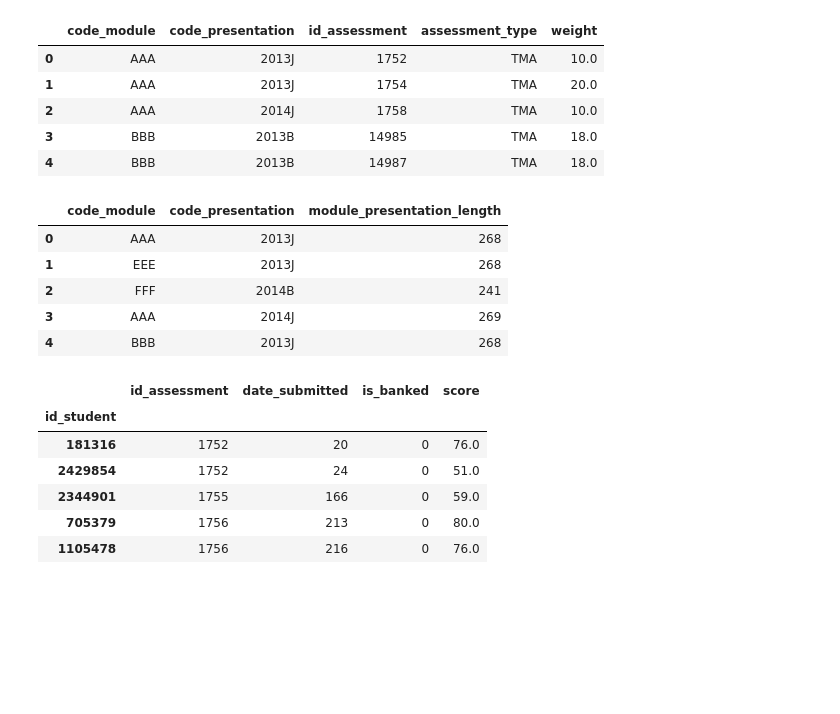
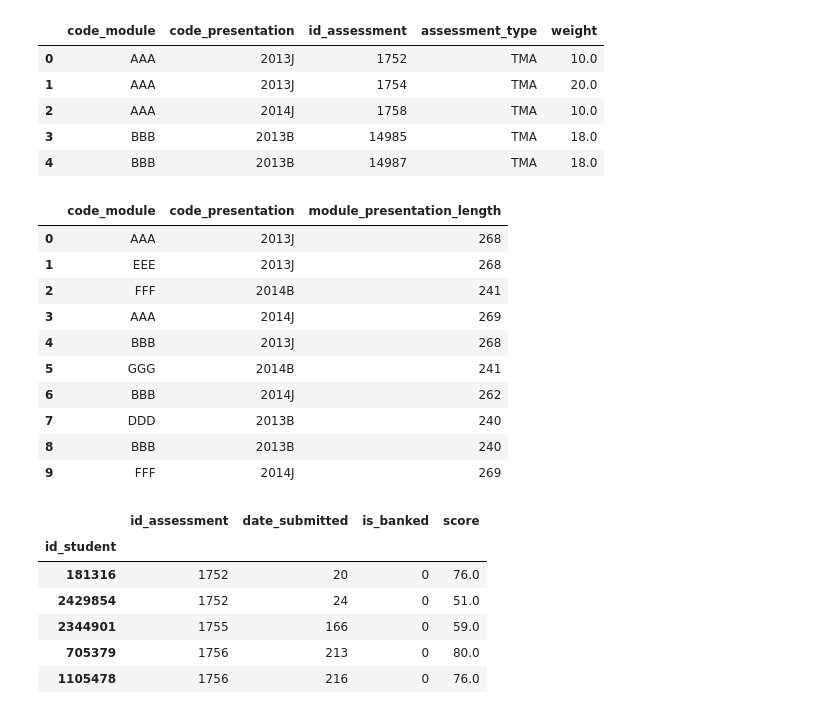
Before and after one commit to daffaromero/AtotiDataCube, a Jupyter notebook: atotiCube_dafrom.ipynb, the cells around one changed output. Cells and saved outputs as stored; diff of their text form; code cells hidden in the pictures; blank space fills up the shorter version.

```diff
--- a/atotiCube_dafrom.ipynb
+++ b/atotiCube_dafrom.ipynb
@@ -397,14 +395,19 @@ assess.head()
 | 4 | BBB | 2013B | 14987 | TMA | 18.0 |
 # %%
 courses = session.read_pandas(df_courses, table_name="Courses")
-courses.head()
+courses.head(10)
 # %% [output]
 |  | code_module | code_presentation | module_presentation_length |
 | 0 | AAA | 2013J | 268 |
 | 1 | EEE | 2013J | 268 |
 | 2 | FFF | 2014B | 241 |
 | 3 | AAA | 2014J | 269 |
 | 4 | BBB | 2013J | 268 |
+| 5 | GGG | 2014B | 241 |
+| 6 | BBB | 2014J | 262 |
+| 7 | DDD | 2013B | 240 |
+| 8 | BBB | 2013B | 240 |
+| 9 | FFF | 2014J | 269 |
 # %%
 studAssess = session.read_pandas(df_studAssess, keys=['id_student'], table_name="Student Assessments")
 studAssess.head()
```
Also changed, not shown: parts of 30 cells of this notebook.
